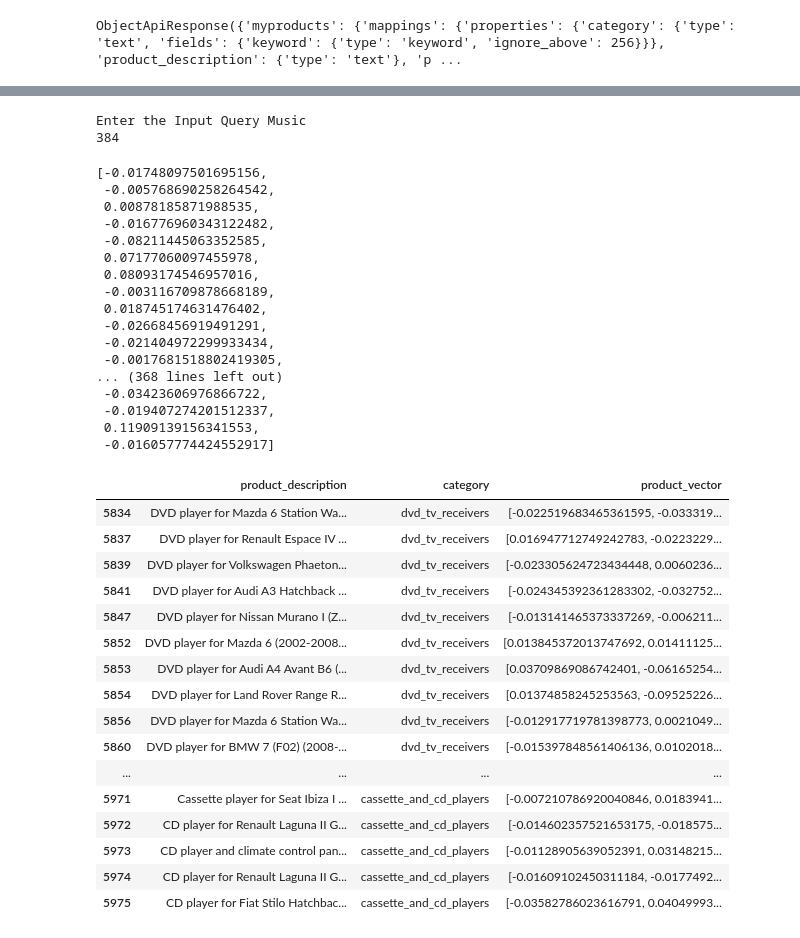
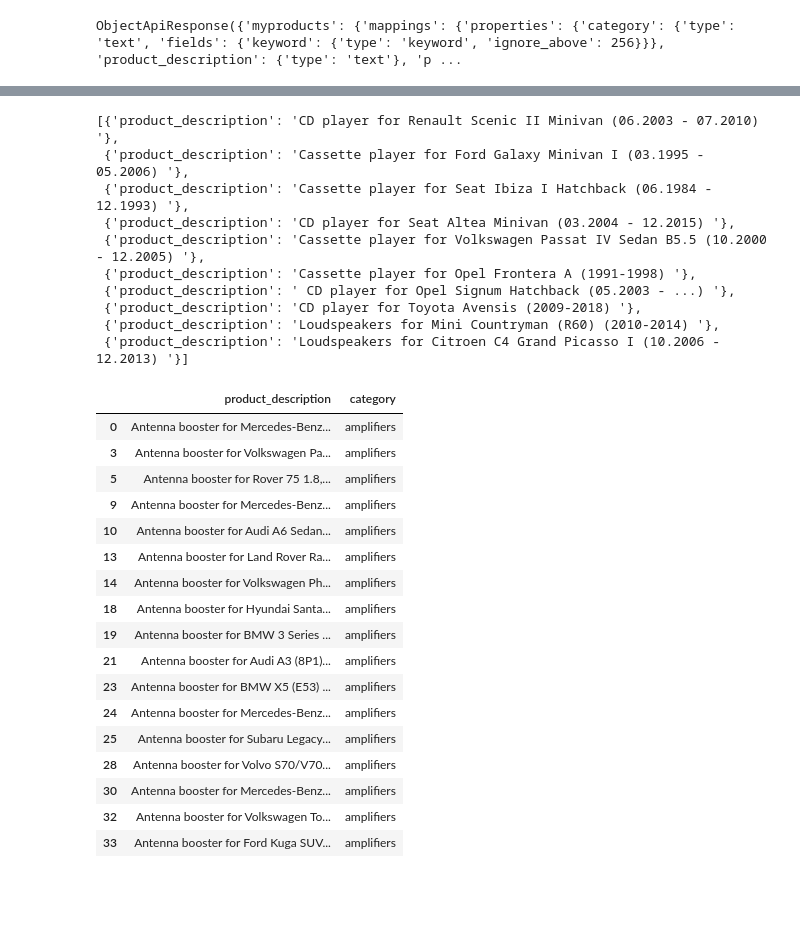
Before and after one commit to santoshshirol/capstone-project-1, a Jupyter notebook: semantich-search.ipynb, the cells around one changed output, grey strips where cells are left out. Saved outputs shown, nothing was run; the diff lists cells and outputs as text; code cells hidden in the pictures; blank space fills up the shorter version.

```diff
--- a/semantich-search.ipynb
+++ b/semantich-search.ipynb
@@ -34,7 +33,7 @@ df_products
 # %%
 #Take few records for experiment
 #df_products = df_products.sample(frac=1).reset_index(drop=True)
-df_products = df_products[1:20]
+#df_products = df_products[1:20]
 # %%
 df_products
 # %% [output]
@@ -231,24 +302,22 @@ data
 # %%
-search_string = input("Enter the Input Query ")
+search_string = "musical device"
 token_vector = get_vector(search_string,search_string)
-token_vector
+query = {
+    "field": "product_vector",
+    "query_vector": token_vector,
+    "k": 10,
+    "num_candidates": 100
+}
+data  = client.search(index="myproducts", knn=query, source=["product_description"])['hits']['hits']
+[d['_source'] for d in data]
 # %% [output]
-Enter the Input Query Music
-384
+[{'product_description': 'CD player for Renault Scenic II Minivan (06.2003 - 07.2010) '},
+ {'product_description': 'Cassette player for Ford Galaxy Minivan I (03.1995 - 05.2006) '},
+ {'product_description': 'Cassette player for Seat Ibiza I Hatchback (06.1984 - 12.1993) '},
+ {'product_description': 'CD player for Seat Altea Minivan (03.2004 - 12.2015) '},
+ {'product_description': 'Cassette player for Volkswagen Passat IV Sedan B5.5 (10.2000 - 12.2005) '},
+ {'product_description': 'Cassette player for Opel Frontera A (1991-1998) '},
+ {'product_description': ' CD player for Opel Signum Hatchback (05.2003 - ...) '},
+ {'product_description': 'CD player for Toyota Avensis (2009-2018) '},
+ {'product_description': 'Loudspeakers for Mini Countryman (R60) (2010-2014) '},
+ {'product_description': 'Loudspeakers for Citroen C4 Grand Picasso I (10.2006 - 12.2013) '}]
-[-0.01748097501695156,
- -0.005768690258264542,
- 0.00878185871988535,
- -0.016776960343122482,
- -0.08211445063352585,
- 0.07177060097455978,
- 0.08093174546957016,
- -0.003116709878668189,
- 0.018745174631476402,
- -0.02668456919491291,
- -0.021404972299933434,
- -0.0017681518802419305,
-... (368 lines left out)
- -0.03423606976866722,
- -0.019407274201512337,
- 0.11909139156341553,
- -0.016057774424552917]
@@ -272,20 +337,21 @@ with open(r'vector.txt', 'w') as fp:
 # %%
-df_products[df_products['product_description'].str.contains('player ')]
+df_products[df_products['product_description'].str.contains('booster ')]
 # %% [output]
-|  | product_description | category | product_vector |
-| 5834 | DVD player for Mazda 6 Station Wa... | dvd_tv_receivers | [-0.022519683465361595, -0.033319... |
-| 5837 | DVD player for Renault Espace IV ... | dvd_tv_receivers | [0.016947712749242783, -0.0223229... |
-| 5839 | DVD player for Volkswagen Phaeton... | dvd_tv_receivers | [-0.023305624723434448, 0.0060236... |
-| 5841 | DVD player for Audi A3 Hatchback ... | dvd_tv_receivers | [-0.024345392361283302, -0.032752... |
-| 5847 | DVD player for Nissan Murano I (Z... | dvd_tv_receivers | [-0.013141465373337269, -0.006211... |
-| 5852 | DVD player for Mazda 6 (2002-2008... | dvd_tv_receivers | [0.013845372013747692, 0.01411125... |
-| 5853 | DVD player for Audi A4 Avant B6 (... | dvd_tv_receivers | [0.03709869086742401, -0.06165254... |
-| 5854 | DVD player for Land Rover Range R... | dvd_tv_receivers | [0.01374858245253563, -0.09525226... |
-| 5856 | DVD player for Mazda 6 Station Wa... | dvd_tv_receivers | [-0.012917719781398773, 0.0021049... |
-| 5860 | DVD player for BMW 7 (F02) (2008-... | dvd_tv_receivers | [-0.015397848561406136, 0.0102018... |
-| ... | ... | ... | ... |
-| 5971 | Cassette player for Seat Ibiza I ... | cassette_and_cd_players | [-0.007210786920040846, 0.0183941... |
-| 5972 | CD player for Renault Laguna II G... | cassette_and_cd_players | [-0.014602357521653175, -0.018575... |
-| 5973 | CD player and climate control pan... | cassette_and_cd_players | [-0.01128905639052391, 0.03148215... |
-| 5974 | CD player for Renault Laguna II G... | cassette_and_cd_players | [-0.01609102450311184, -0.0177492... |
-| 5975 | CD player for Fiat Stilo Hatchbac... | cassette_and_cd_players | [-0.03582786023616791, 0.04049993... |
+|  | product_description | category |
+| 0 | Antenna booster for Mercedes-Benz... | amplifiers |
+| 3 | Antenna booster for Volkswagen Pa... | amplifiers |
+| 5 | Antenna booster for Rover 75 1.8,... | amplifiers |
+| 9 | Antenna booster for Mercedes-Benz... | amplifiers |
+| 10 | Antenna booster for Audi A6 Sedan... | amplifiers |
+| 13 | Antenna booster for Land Rover Ra... | amplifiers |
+| 14 | Antenna booster for Volkswagen Ph... | amplifiers |
+| 18 | Antenna booster for Hyundai Santa... | amplifiers |
+| 19 | Antenna booster for BMW 3 Series ... | amplifiers |
+| 21 | Antenna booster for Audi A3 (8P1)... | amplifiers |
+| 23 | Antenna booster for BMW X5 (E53) ... | amplifiers |
+| 24 | Antenna booster for Mercedes-Benz... | amplifiers |
+| 25 | Antenna booster for Subaru Legacy... | amplifiers |
+| 28 | Antenna booster for Volvo S70/V70... | amplifiers |
+| 30 | Antenna booster for Mercedes-Benz... | amplifiers |
+| 32 | Antenna booster for Volkswagen To... | amplifiers |
+| 33 | Antenna booster for Ford Kuga SUV... | amplifiers |
```
Also changed, not shown: parts of 36 cells of this notebook.
